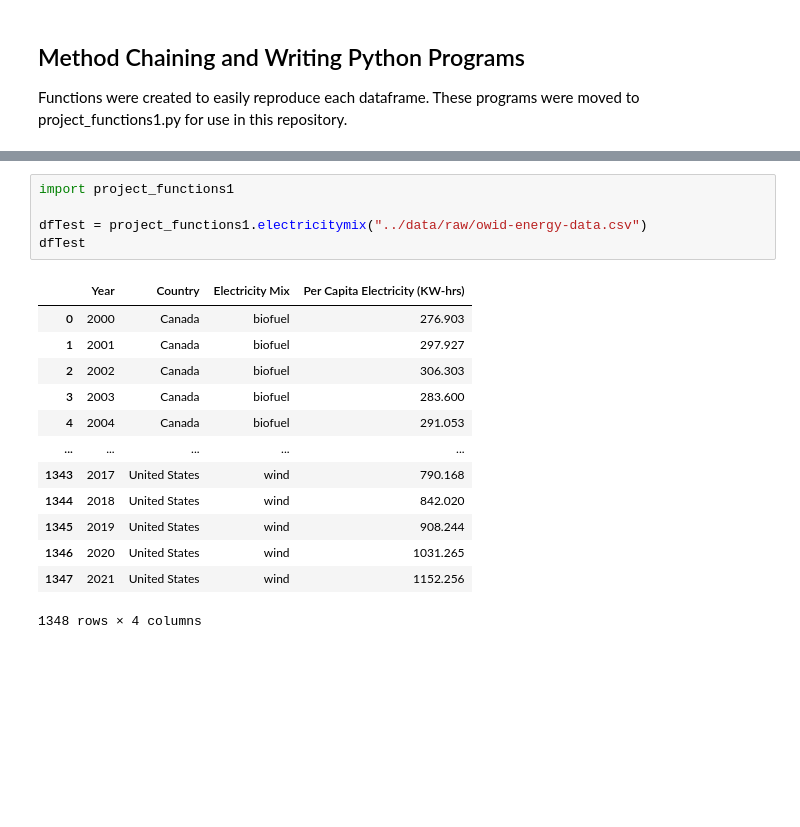
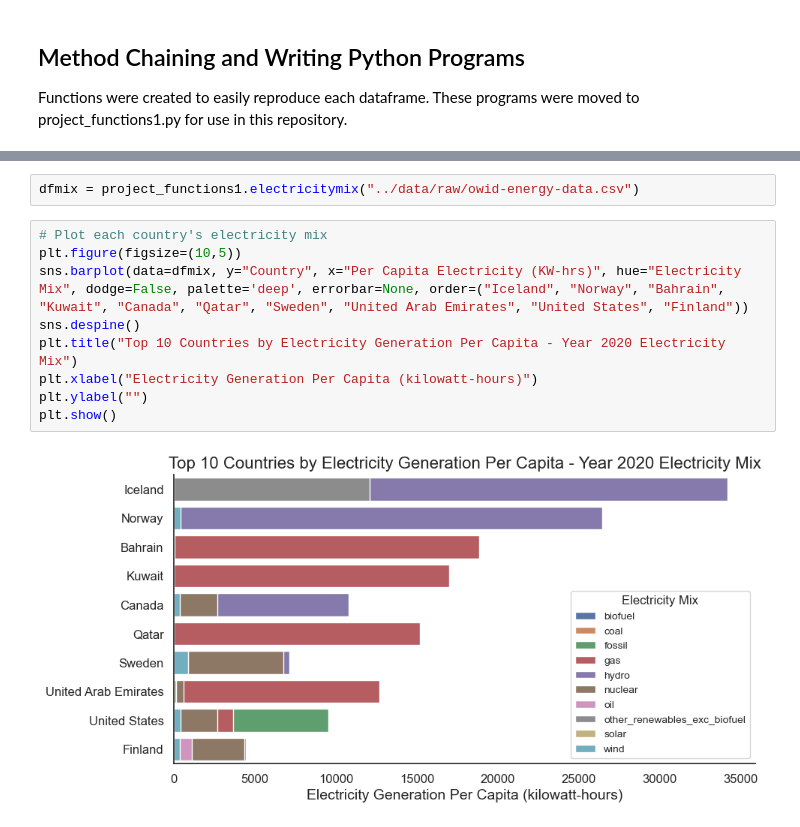
Before and after one commit to ubco-W2022T1-cosc301/project-group02, a Jupyter notebook: notebooks/analysis1.ipynb, the cells around one changed output, grey strips where cells are left out. Cells and saved outputs as stored; diff of their text form; blank space fills up the shorter version.

```diff
--- a/notebooks/analysis1.ipynb
+++ b/notebooks/analysis1.ipynb
@@ -672,19 +730,13 @@ Test importing one of the dataframes from the project_functions1.py notebook:
 # %%
-import project_functions1
-
-dfTest = project_functions1.electricitymix("../data/raw/owid-energy-data.csv")
-dfTest
+dfmix = project_functions1.electricitymix("../data/raw/owid-energy-data.csv")
-# %% [output]
-|  | Year | Country | Electricity Mix | Per Capita Electricity (KW-hrs) |
-| 0 | 2000 | Canada | biofuel | 276.903 |
-| 1 | 2001 | Canada | biofuel | 297.927 |
-| 2 | 2002 | Canada | biofuel | 306.303 |
-| 3 | 2003 | Canada | biofuel | 283.600 |
-| 4 | 2004 | Canada | biofuel | 291.053 |
-| ... | ... | ... | ... | ... |
-| 1343 | 2017 | United States | wind | 790.168 |
-| 1344 | 2018 | United States | wind | 842.020 |
-| 1345 | 2019 | United States | wind | 908.244 |
-| 1346 | 2020 | United States | wind | 1031.265 |
-| 1347 | 2021 | United States | wind | 1152.256 |
-1348 rows × 4 columns
+# %%
+# Plot each country's electricity mix
+plt.figure(figsize=(10,5))
+sns.barplot(data=dfmix, y="Country", x="Per Capita Electricity (KW-hrs)", hue="Electricity Mix", dodge=False, palette='deep', errorbar=None, order=("Iceland", "Norway", "Bahrain", "Kuwait", "Canada", "Qatar", "Sweden", "United Arab Emirates", "United States", "Finland"))
+sns.despine()
+plt.title("Top 10 Countries by Electricity Generation Per Capita - Year 2020 Electricity Mix")
+plt.xlabel("Electricity Generation Per Capita (kilowatt-hours)")
+plt.ylabel("")
+plt.show()
+# %% [output]
+[figure, added]
```
Also changed, not shown: parts of 32 cells of this notebook, 1 other file.
